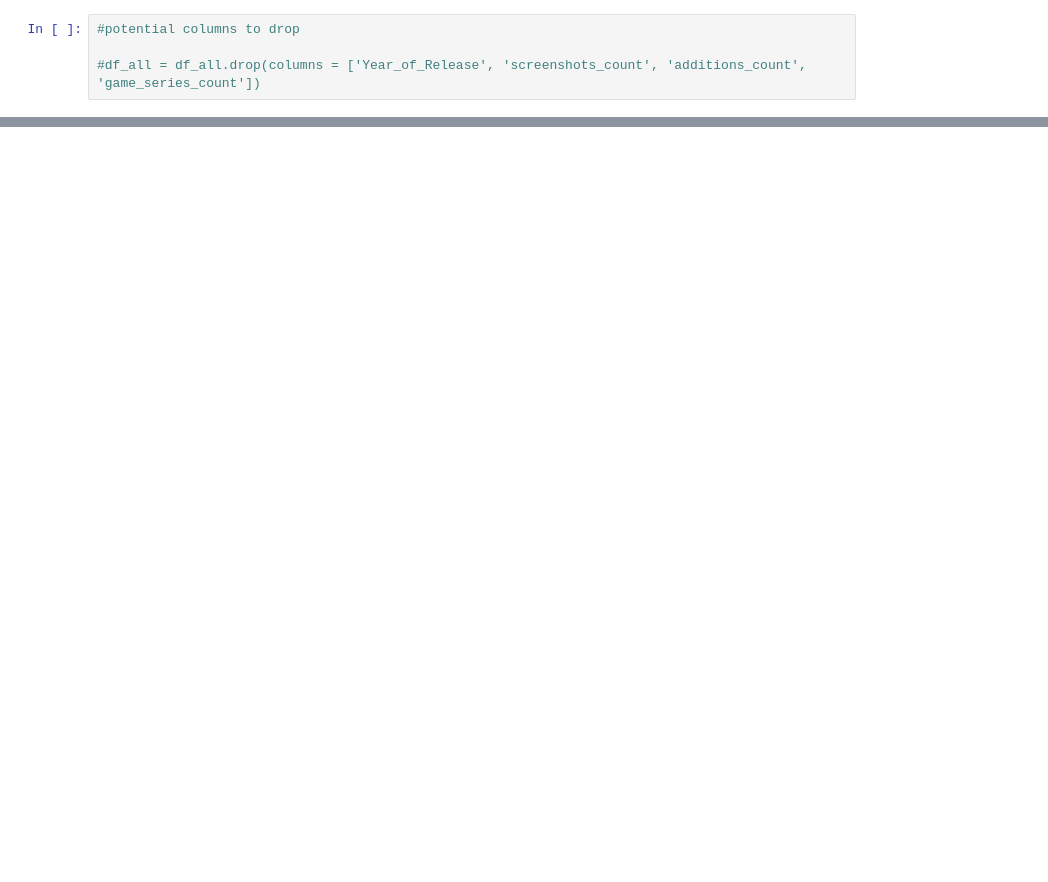
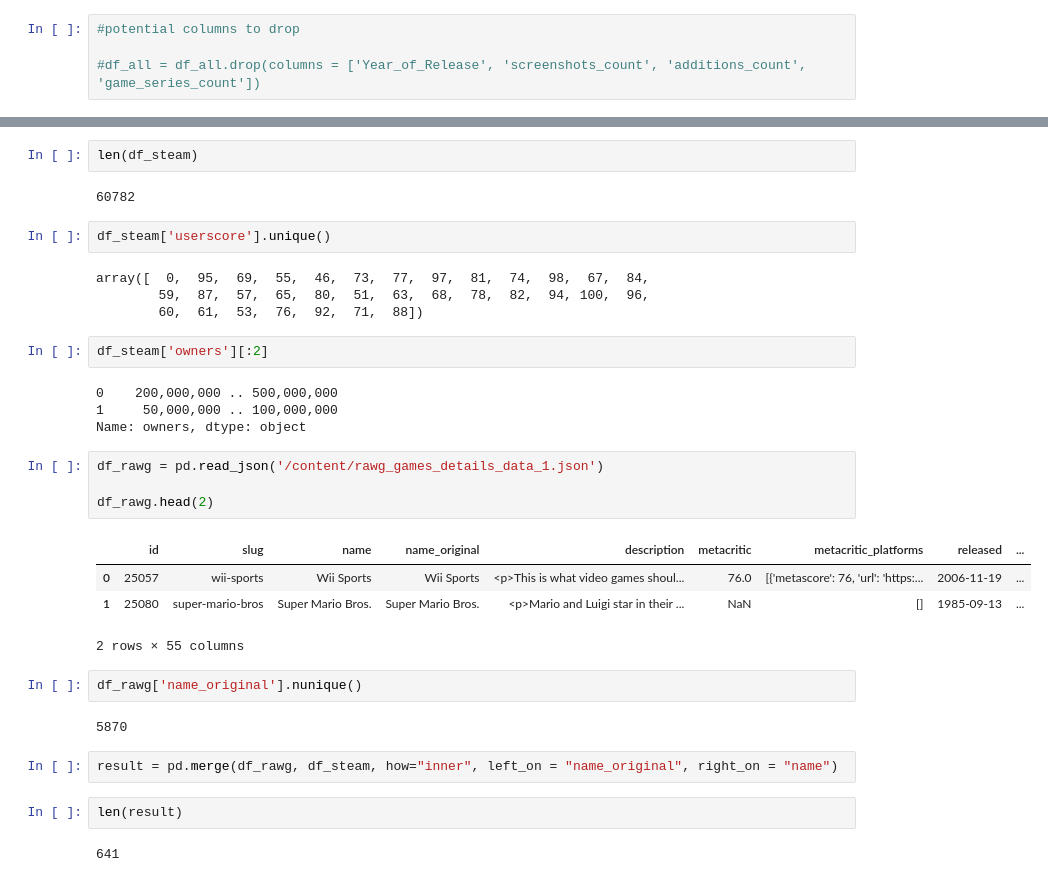
Before and after one commit to Voland24/Videogame-Price-prediction-via-ML, a Jupyter notebook: MLP_Models.ipynb, the cells around one changed output, grey strips where cells are left out. Drawn from its saved outputs; the diff is of its cells as text; blank space fills up the shorter version.

```diff
--- a/MLP_Models.ipynb
+++ b/MLP_Models.ipynb
@@ -330,0 +462,35 @@ Best score: 1.0
+# %%
+len(df_steam)
+# %% [output]
+60782
+# %%
+df_steam['userscore'].unique()
+# %% [output]
+array([  0,  95,  69,  55,  46,  73,  77,  97,  81,  74,  98,  67,  84,
+        59,  87,  57,  65,  80,  51,  63,  68,  78,  82,  94, 100,  96,
+        60,  61,  53,  76,  92,  71,  88])
+# %%
+df_steam['owners'][:2]
+# %% [output]
+0    200,000,000 .. 500,000,000
+1     50,000,000 .. 100,000,000
+Name: owners, dtype: object
+# %%
+df_rawg = pd.read_json('/content/rawg_games_details_data_1.json')
+
+df_rawg.head(2)
+# %% [output]
+|  | id | slug | name | name_original | description | metacritic | metacritic_platforms | released | ... |
+| 0 | 25057 | wii-sports | Wii Sports | Wii Sports | <p>This is what video games shoul... | 76.0 | [{'metascore': 76, 'url': 'https:... | 2006-11-19 | ... |
+| 1 | 25080 | super-mario-bros | Super Mario Bros. | Super Mario Bros. | <p>Mario and Luigi star in their ... | NaN | [] | 1985-09-13 | ... |
+2 rows × 55 columns
+# %%
+df_rawg['name_original'].nunique()
+# %% [output]
+5870
+# %%
+result = pd.merge(df_rawg, df_steam, how="inner", left_on = "name_original", right_on = "name")
+# %%
+len(result)
+# %% [output]
+641
```
Also changed, not shown: parts of 41 cells of this notebook, 1 other file.
